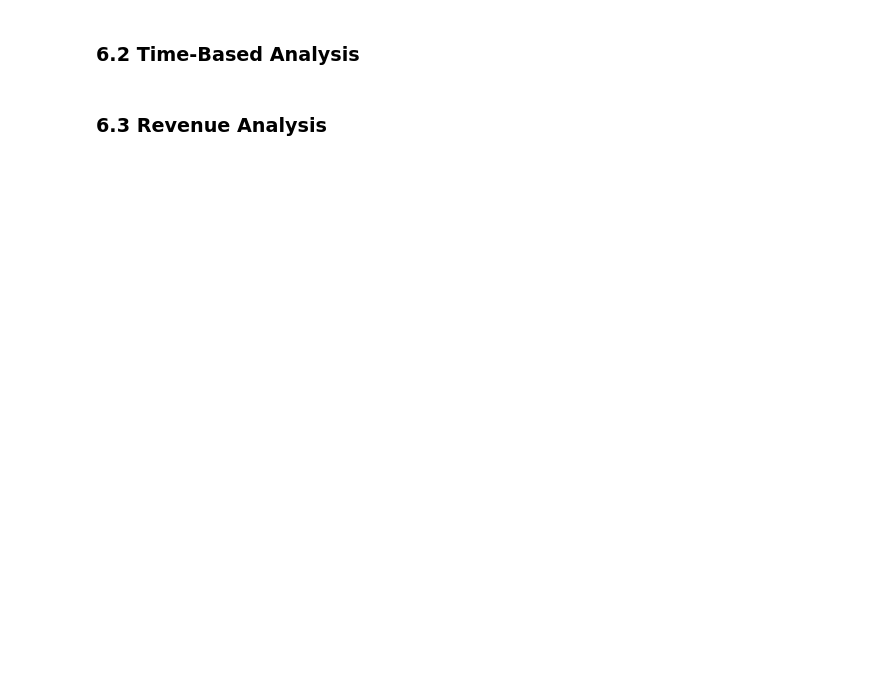
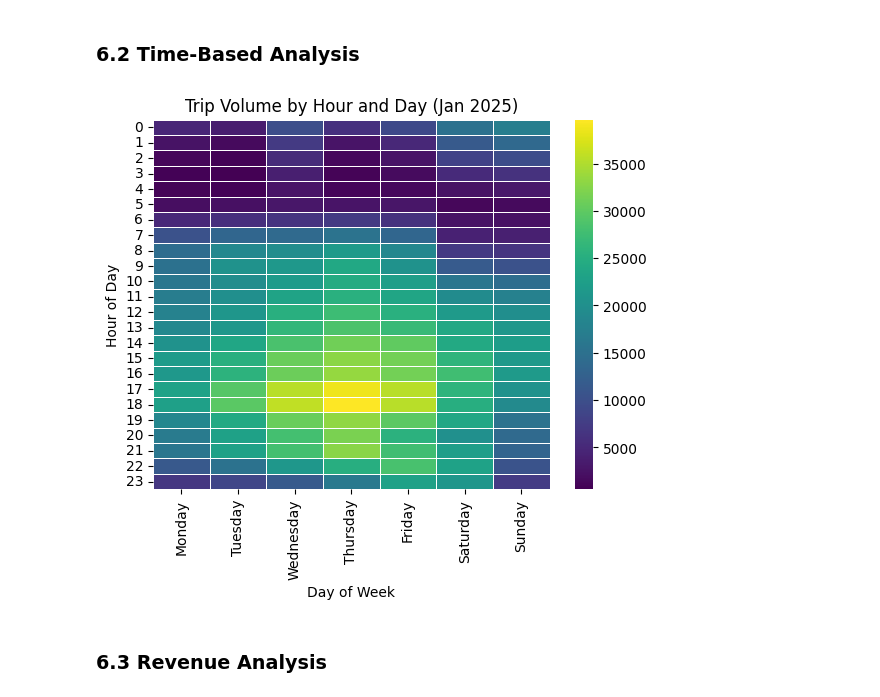
Before and after one commit to safoisgod/NYC-Yellow-Taxi-Trip, a Jupyter notebook: newanalysis.ipynb, the cells around one changed output. Saved outputs shown, nothing was run; the diff lists cells and outputs as text; code cells hidden in the pictures; blank space fills up the shorter version.

```diff
--- a/newanalysis.ipynb
+++ b/newanalysis.ipynb
@@ -62,7 +168,12 @@ def detect_outliers(df, col):    Q1 = df[col].quantile(0.25)    Q3 = df[col].qua
 
 Convert numeric codes into meaningful strings.
 # %%
-vendor_dict = {1: 'Creative Mobile', 2: 'Curb Mobility', 6: 'Myle Tech', 7: 'Helix'}ratecode_dict = {1: 'Standard', 2: 'JFK', 3: 'Newark', 4: 'Nassau/Westchester', 5: 'Negotiated', 6: 'Group', 99: 'Unknown'}payment_dict = {0: 'Flex Fare', 1: 'Credit', 2: 'Cash', 3: 'No charge', 4: 'Dispute', 5: 'Unknown', 6: 'Voided'}df['VendorID'] = df['VendorID'].map(vendor_dict)df['RatecodeID'] = df['RatecodeID'].map(ratecode_dict)df['payment_type'] = df['payment_type'].map(payment_dict)
+vendor_dict = {1: 'Creative Mobile', 2: 'Curb Mobility', 6: 'Myle Tech', 7: 'Helix'}
+ratecode_dict = {1: 'Standard', 2: 'JFK', 3: 'Newark', 4: 'Nassau/Westchester', 5: 'Negotiated', 6: 'Group', 99: 'Unknown'}
+payment_dict = {0: 'Flex Fare', 1: 'Credit', 2: 'Cash', 3: 'No charge', 4: 'Dispute', 5: 'Unknown', 6: 'Voided'}
+df['VendorID'] = df['VendorID'].map(vendor_dict)
+df['RatecodeID'] = df['RatecodeID'].map(ratecode_dict)
+df['payment_type'] = df['payment_type'].map(payment_dict)
 # %% [markdown]
 ## 4. Feature Engineering
 
@@ -86,7 +272,14 @@ df.describe()
 # %% [markdown]
 ### 6.2 Time-Based Analysis
 # %%
-pivot_volume = df.pivot_table(index='hour_of_day', columns='day_of_week', values='VendorID', aggfunc='count')[day_order]sns.heatmap(pivot_volume, cmap='viridis', linewidths=0.5)plt.title('Trip Volume by Hour and Day (Jan 2025)')plt.xlabel('Day of Week')plt.ylabel('Hour of Day')plt.show()
+pivot_volume = df.pivot_table(index='hour_of_day', columns='day_of_week', values='VendorID', aggfunc='count')[day_order]
+sns.heatmap(pivot_volume, cmap='viridis', linewidths=0.5)
+plt.title('Trip Volume by Hour and Day (Jan 2025)')
+plt.xlabel('Day of Week')
+plt.ylabel('Hour of Day')
+plt.show()
+# %% [output]
+[figure, added]
 # %% [markdown]
 ### 6.3 Revenue Analysis
 # %%
```
Also changed, not shown: parts of 18 cells of this notebook.
